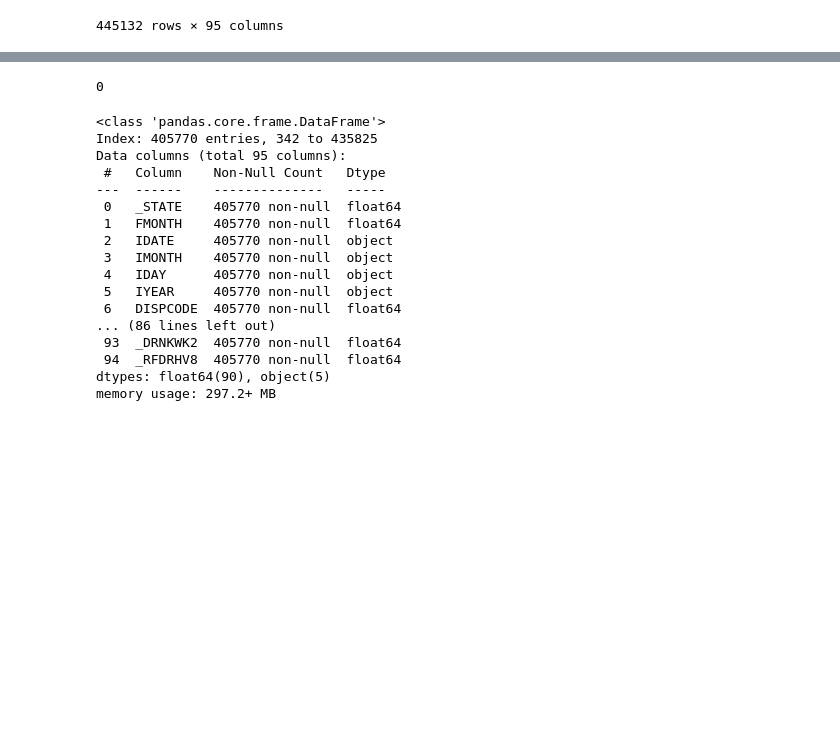
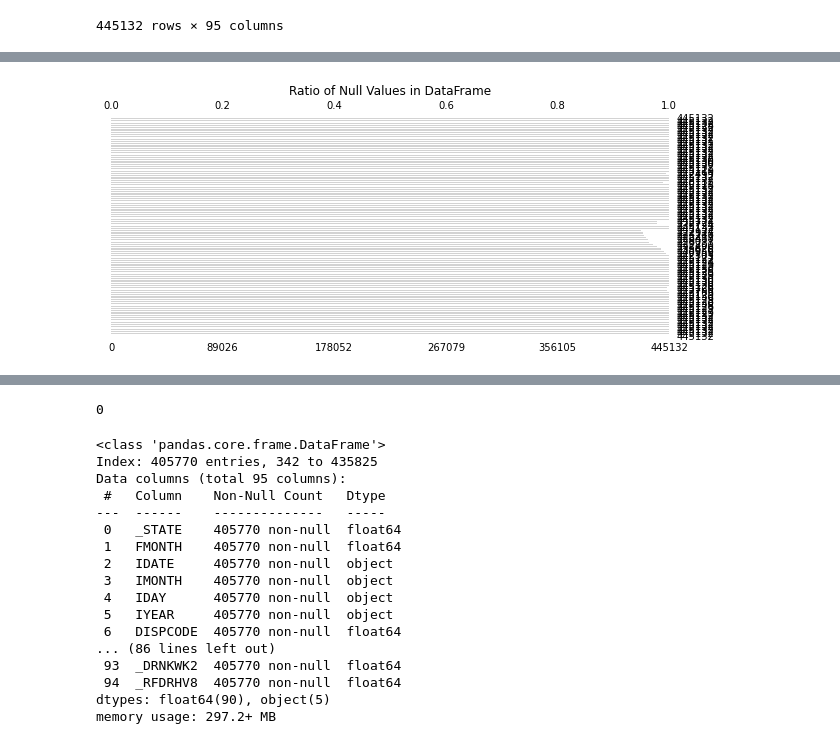
Before and after one commit to aemreusta/Heart-Attack-Prediction, a Jupyter notebook: notebooks/3.1-hyu-EDA-2022.ipynb, the cells around one changed output, grey strips where cells are left out. Cells and saved outputs as stored; diff of their text form; code cells hidden in the pictures; blank space fills up the shorter version.

```diff
--- a/notebooks/3.0-hyu-EDA-2022.ipynb
+++ b/notebooks/3.1-hyu-EDA-2022.ipynb
@@ -94,16 +98,18 @@ df
 # %%
-# # Calculate the ratio of null values in each column
-# null_ratio = df.isnull().mean()
+# Calculate the ratio of null values in each column
+null_ratio = df.isnull().mean()
 
-# # Plot the bar chart
-# plt.figure(figsize=(15, 8))
-# msno.bar(df, color='lightgray', figsize=(10, 4), fontsize=10)
-# plt.title('Ratio of Null Values in DataFrame')
+# Plot the bar chart
+plt.figure(figsize=(15, 8))
+msno.bar(df, color='lightgray', figsize=(10, 4), fontsize=10)
+plt.title('Ratio of Null Values in DataFrame')
 
-# # Remove x-axis labels
-# plt.yticks([])
+# Remove x-axis labels
+plt.yticks([])
 
-# plt.show()
+plt.show()
+# %% [output]
+[figure, added]
 # %%
 # Set the threshold for null values
 threshold = 0.05 # Adjust as needed
```
Also changed, not shown: parts of 5 cells of this notebook.
